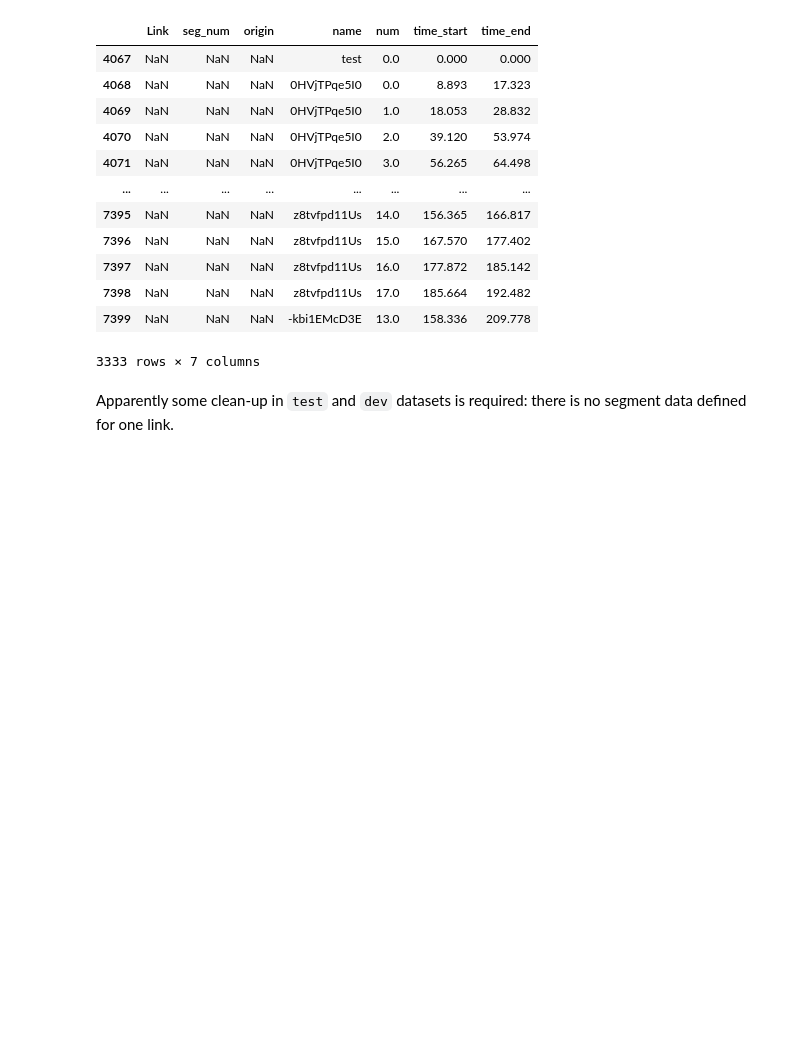
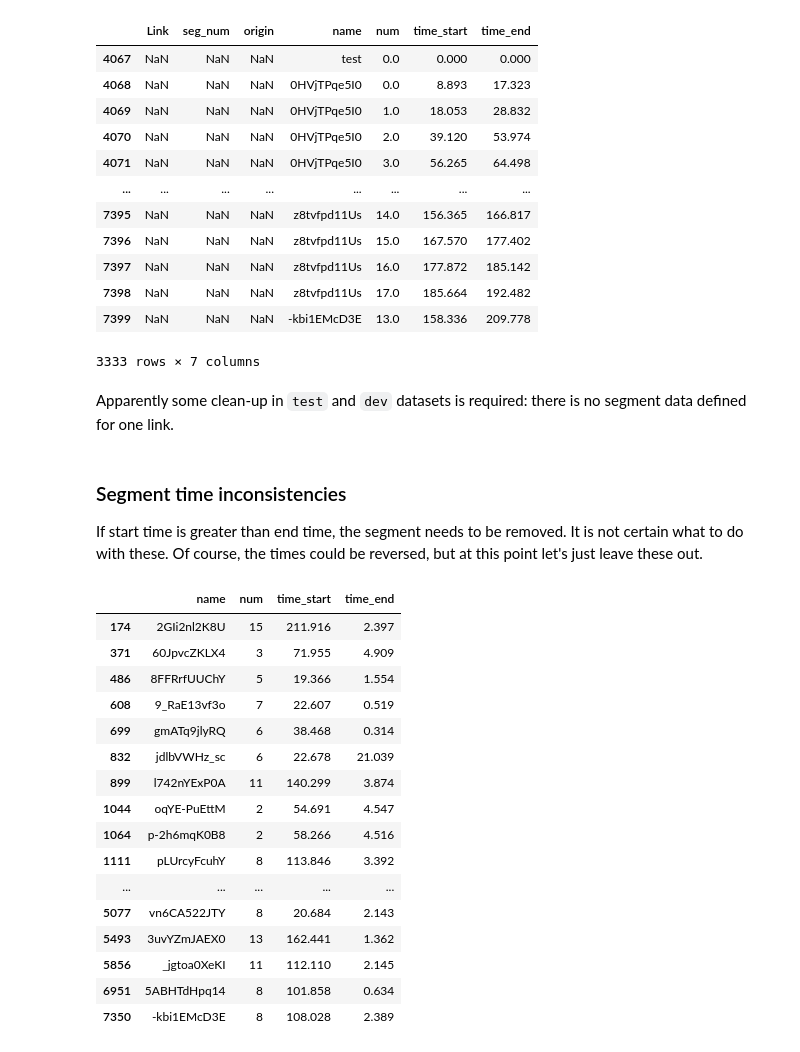
Before and after one commit to mkouhia/singing-voice-quality-regressor, a Jupyter notebook: notebooks/01 SVQTD dataset exploration.ipynb, the cells around one changed output. Drawn from its saved outputs; the diff is of its cells as text; code cells hidden in the pictures; blank space fills up the shorter version.

```diff
--- a/notebooks/01 SVQTD dataset exploration.ipynb
+++ b/notebooks/01 SVQTD dataset exploration.ipynb
@@ -175,3 +175,28 @@ Items in seg_time_lists but not in datasets:
 3333 rows × 7 columns
 # %% [markdown]
 Apparently some clean-up in `test` and `dev` datasets is required: there is no segment data defined for one link.
+# %% [markdown]
+### Segment time inconsistencies
+
+If start time is greater than end time, the segment needs to be removed. It is not certain what to do with these.
+Of course, the times could be reversed, but at this point let's just leave these out.
+# %%
+seg_time_lists[seg_time_lists["time_start"] > seg_time_lists["time_end"]]
+# %% [output]
+|  | name | num | time_start | time_end |
+| 174 | 2GIi2nl2K8U | 15 | 211.916 | 2.397 |
+| 371 | 60JpvcZKLX4 | 3 | 71.955 | 4.909 |
+| 486 | 8FFRrfUUChY | 5 | 19.366 | 1.554 |
+| 608 | 9_RaE13vf3o | 7 | 22.607 | 0.519 |
+| 699 | gmATq9jlyRQ | 6 | 38.468 | 0.314 |
+| 832 | jdlbVWHz_sc | 6 | 22.678 | 21.039 |
+| 899 | l742nYExP0A | 11 | 140.299 | 3.874 |
+| 1044 | oqYE-PuEttM | 2 | 54.691 | 4.547 |
+| 1064 | p-2h6mqK0B8 | 2 | 58.266 | 4.516 |
+| 1111 | pLUrcyFcuhY | 8 | 113.846 | 3.392 |
+| ... | ... | ... | ... | ... |
+| 5077 | vn6CA522JTY | 8 | 20.684 | 2.143 |
+| 5493 | 3uvYZmJAEX0 | 13 | 162.441 | 1.362 |
+| 5856 | _jgtoa0XeKI | 11 | 112.110 | 2.145 |
+| 6951 | 5ABHTdHpq14 | 8 | 101.858 | 0.634 |
+| 7350 | -kbi1EMcD3E | 8 | 108.028 | 2.389 |
```
Also changed, not shown: parts of 4 cells of this notebook, 5 other files.
